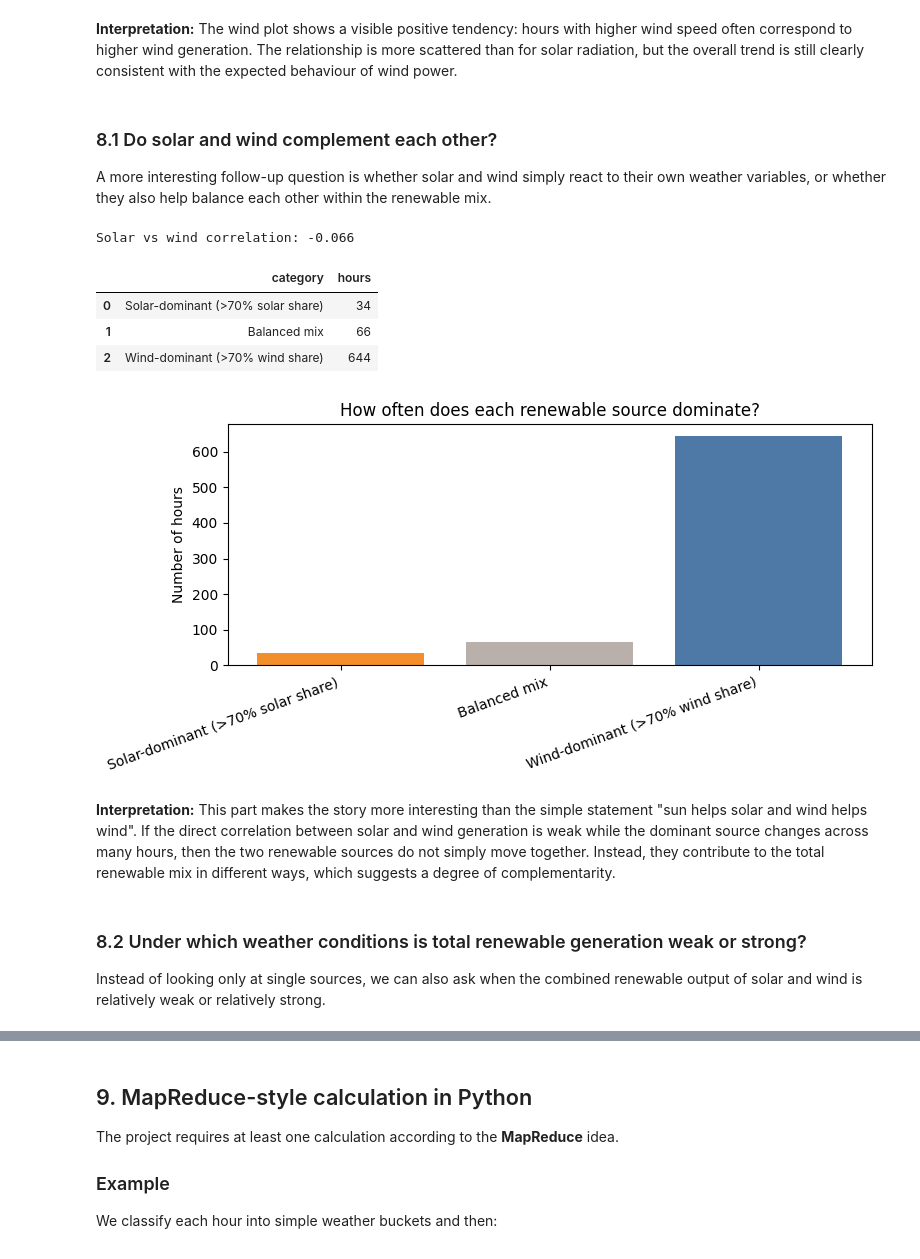
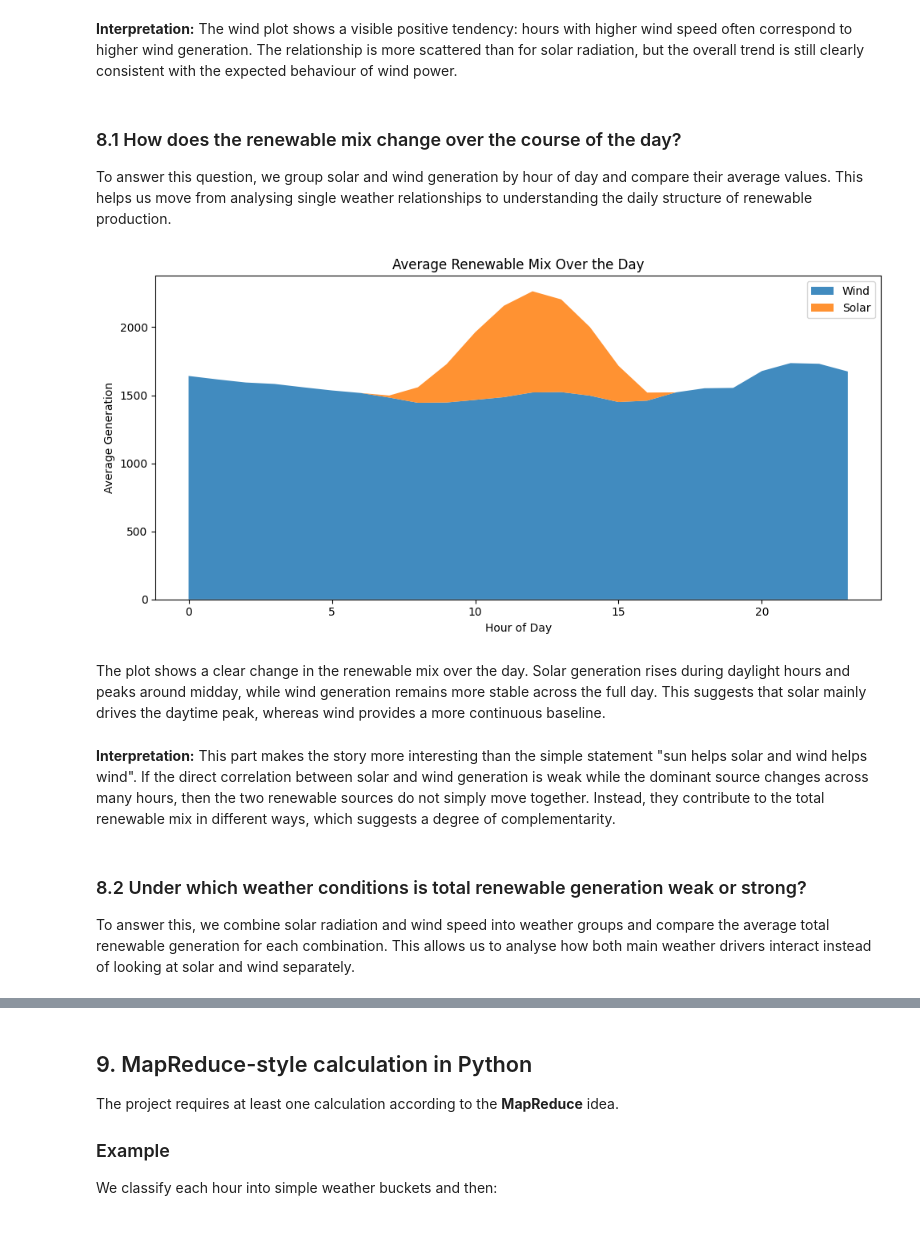
Before and after one commit to yosufe03/BDINF_Project, a Jupyter notebook: anaconda_projects/main.ipynb, the cells around one changed output, grey strips where cells are left out. Saved outputs shown, nothing was run; the diff lists cells and outputs as text; code cells hidden in the pictures.

```diff
--- a/anaconda_projects/main.ipynb
+++ b/anaconda_projects/main.ipynb
@@ -686,60 +685,40 @@ else:
 # %% [markdown]
 **Interpretation:** The wind plot shows a visible positive tendency: hours with higher wind speed often correspond to higher wind generation. The relationship is more scattered than for solar radiation, but the overall trend is still clearly consistent with the expected behaviour of wind power.
 # %% [markdown]
-### 8.1 Do solar and wind complement each other?
+### 8.1 How does the renewable mix change over the course of the day?
 
-A more interesting follow-up question is whether solar and wind simply react to their own weather variables, or whether they also help balance each other within the renewable mix.
+To answer this question, we group solar and wind generation by hour of day and compare their average values. This helps us move from analysing single weather relationships to understanding the daily structure of renewable production.
 # %%
-if solar_col and "wind_total_generation" in merged_df.columns:
-    merged_df["total_renewable_generation"] = merged_df[solar_col] + merged_df["wind_total_generation"]
-    merged_df["solar_share"] = np.where(
-        merged_df["total_renewable_generation"] > 0,
-        merged_df[solar_col] / merged_df["total_renewable_generation"],
-        np.nan,
-    )
-    merged_df["wind_share"] = np.where(
-        merged_df["total_renewable_generation"] > 0,
-        merged_df["wind_total_generation"] / merged_df["total_renewable_generation"],
-        np.nan,
-    )
+hourly_mix = (
+    merged_df.assign(hour=pd.to_datetime(merged_df["time"]).dt.hour)
+    .groupby("hour")[["solar", "wind_onshore"]]
+    .mean()
+)
 
-    source_balance_df = pd.DataFrame({
-        "category": [
-            "Solar-dominant (>70% solar share)",
-            "Balanced mix",
-            "Wind-dominant (>70% wind share)",
-        ],
-        "hours": [
-            int((merged_df["solar_share"] > 0.7).sum()),
-            int(((merged_df["solar_share"] <= 0.7) & (merged_df["wind_share"] <= 0.7)).sum()),
-            int((merged_df["wind_share"] > 0.7).sum()),
-        ],
-    })
+hourly_mix["total_renewable"] = hourly_mix["solar"] + hourly_mix["wind_onshore"]
 
-    complementarity_corr = merged_df[[solar_col, "wind_total_generation"]].corr(numeric_only=True)
-    print("Solar vs wind correlation:", round(complementarity_corr.iloc[0, 1], 3))
-    display(source_balance_df)
-
-    plt.figure(figsize=(8, 4))
-    plt.bar(source_balance_df["category"], source_balance_df["hours"], color=["#f28e2b", "#bab0ab", "#4e79a7"])
-    plt.title("How often does each renewable source dominate?")
-    plt.ylabel("Number of hours")
-    plt.xticks(rotation=20, ha="right")
-    plt.tight_layout()
-    plt.show()
-else:
-    print("Solar or wind data is missing for complementarity analysis.")
+plt.figure(figsize=(10, 5))
+plt.stackplot(
+    hourly_mix.index,
+    hourly_mix["wind_onshore"],
+    hourly_mix["solar"],
+    labels=["Wind", "Solar"],
+    alpha=0.85
+)
+plt.title("Average Renewable Mix Over the Day")
+plt.xlabel("Hour of Day")
+plt.ylabel("Average Generation")
+plt.legend()
+plt.tight_layout()
+plt.show()
 # %% [output]
-Solar vs wind correlation: -0.066
-|  | category | hours |
-| 0 | Solar-dominant (>70% solar share) | 34 |
-| 1 | Balanced mix | 66 |
-| 2 | Wind-dominant (>70% wind share) | 644 |
-[figure, old version]
+[figure, new version]
+# %% [markdown]
+The plot shows a clear change in the renewable mix over the day. Solar generation rises during daylight hours and peaks around midday, while wind generation remains more stable across the full day. This suggests that solar mainly drives the daytime peak, whereas wind provides a more continuous baseline.
 # %% [markdown]
 **Interpretation:** This part makes the story more interesting than the simple statement "sun helps solar and wind helps wind". If the direct correlation between solar and wind generation is weak while the dominant source changes across many hours, then the two renewable sources do not simply move together. Instead, they contribute to the total renewable mix in different ways, which suggests a degree of complementarity.
 # %% [markdown]
 ### 8.2 Under which weather conditions is total renewable generation weak or strong?
 
-Instead of looking only at single sources, we can also ask when the combined renewable output of solar and wind is relatively weak or relatively strong.
+To answer this, we combine solar radiation and wind speed into weather groups and compare the average total renewable generation for each combination. This allows us to analyse how both main weather drivers interact instead of looking at solar and wind separately.
 # %%
```
Also changed, not shown: parts of 5 cells of this notebook.
